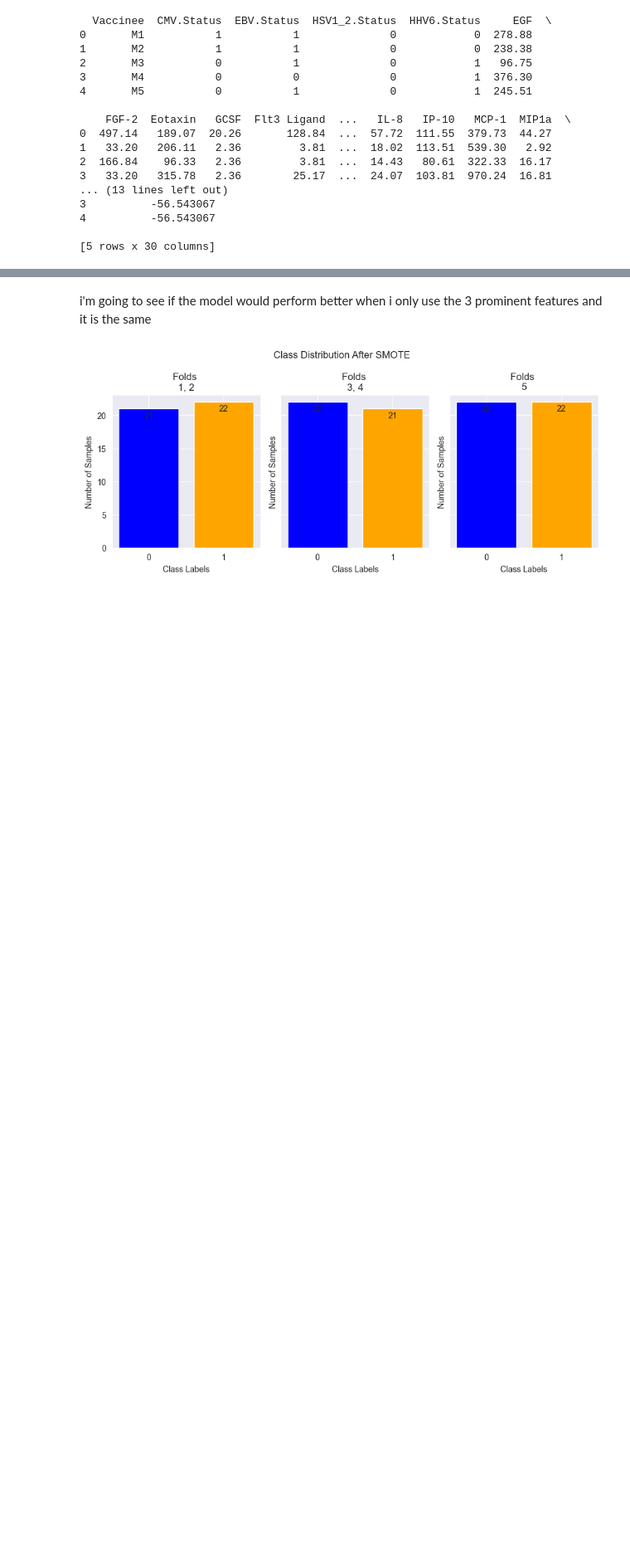
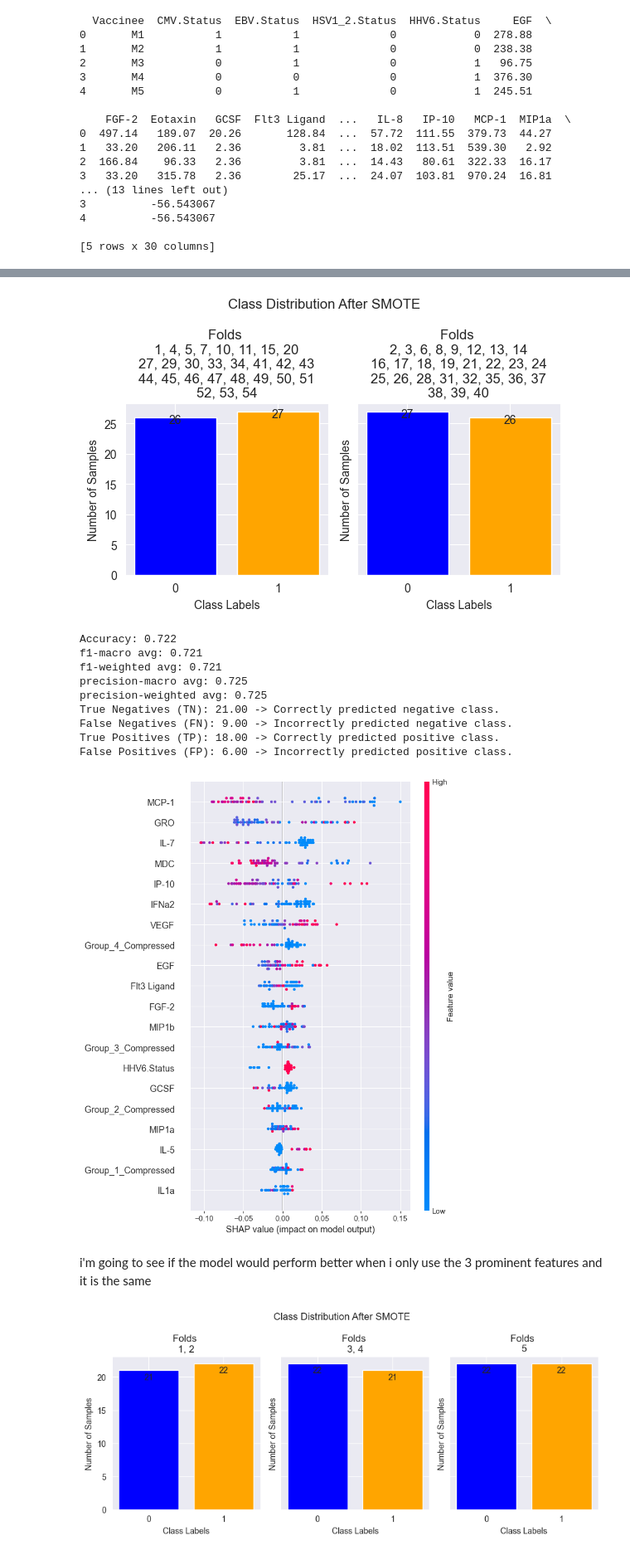
Before and after one commit to Elias-Dams/multimodal-data-integration-predictive-modeling-measles-vaccine-response-cross-validation, a Jupyter notebook: exploration/compressing_correlations.ipynb, the cells around one changed output, grey strips where cells are left out. Shown at 83% size. Drawn from its saved outputs; the diff is of its cells as text; code cells hidden in the pictures; blank space fills up the shorter version.

```diff
--- a/exploration/compressing_correlations.ipynb
+++ b/exploration/compressing_correlations.ipynb
@@ -136,3 +136,30 @@ False Positives (FP): 1.00 -> Incorrectly predicted positive class.
+# %%
+merged_data = pd.merge(abtiters, cytokines, on='Vaccinee')
+
+# Drop non-numeric columns
+X = merged_data.drop(columns=['Day 0', 'Day 21','titer_response', 'Vaccinee', 'response_label', 'vaccine'])
+
+# Target variable
+y = merged_data['response_label']
+
+model_with_shap(X, y,
+                crossval="Leave-One-Out",
+                smote=True,
+                model=RandomForestClassifier(n_estimators=100, random_state=42),
+                shap_explainer = shap.TreeExplainer,
+                random_state=42)
+# %% [output]
+[figure, added]
+Accuracy: 0.722
+f1-macro avg: 0.721
+f1-weighted avg: 0.721
+precision-macro avg: 0.725
+precision-weighted avg: 0.725
+True Negatives (TN): 21.00 -> Correctly predicted negative class.
+False Negatives (FN): 9.00 -> Incorrectly predicted negative class.
+True Positives (TP): 18.00 -> Correctly predicted positive class.
+False Positives (FP): 6.00 -> Incorrectly predicted positive class.
+[figure, added]
 # %% [markdown]
 i'm going to see if the model would perform better when i only use the 3 prominent features and it is the same
 # %%
```
Also changed, not shown: parts of 3 cells of this notebook, 2 other files.
